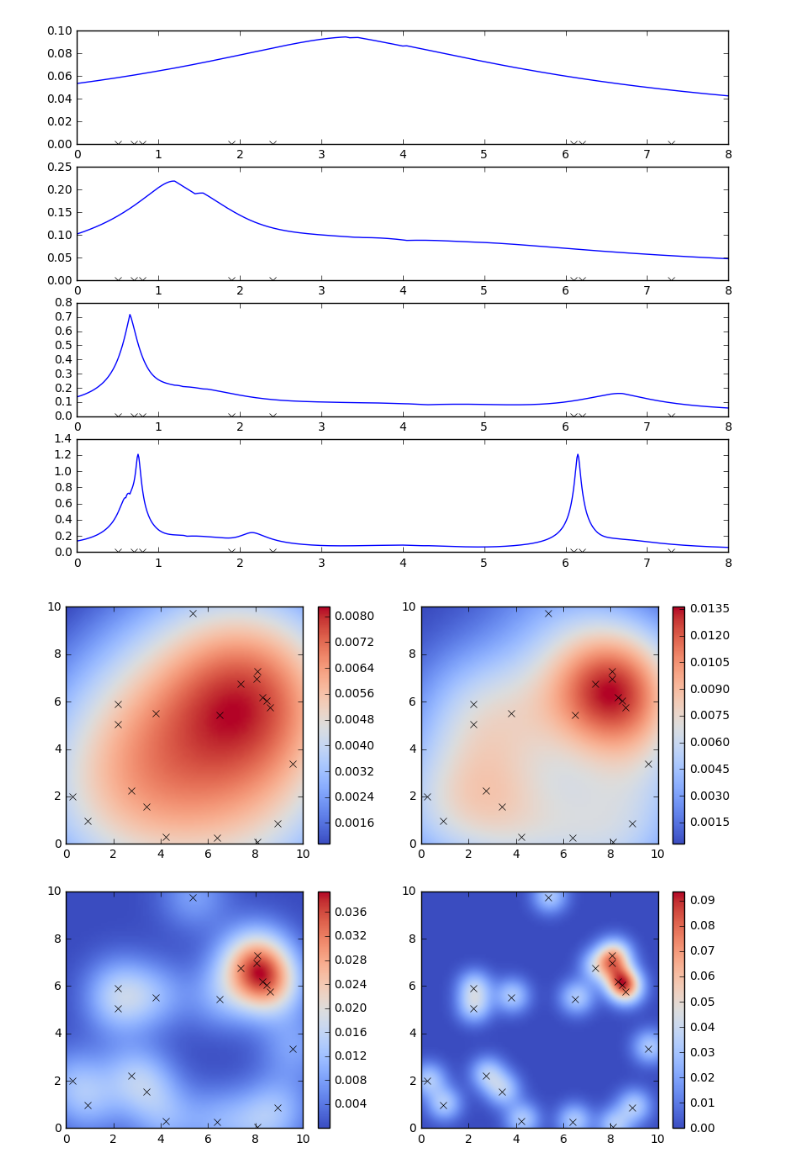
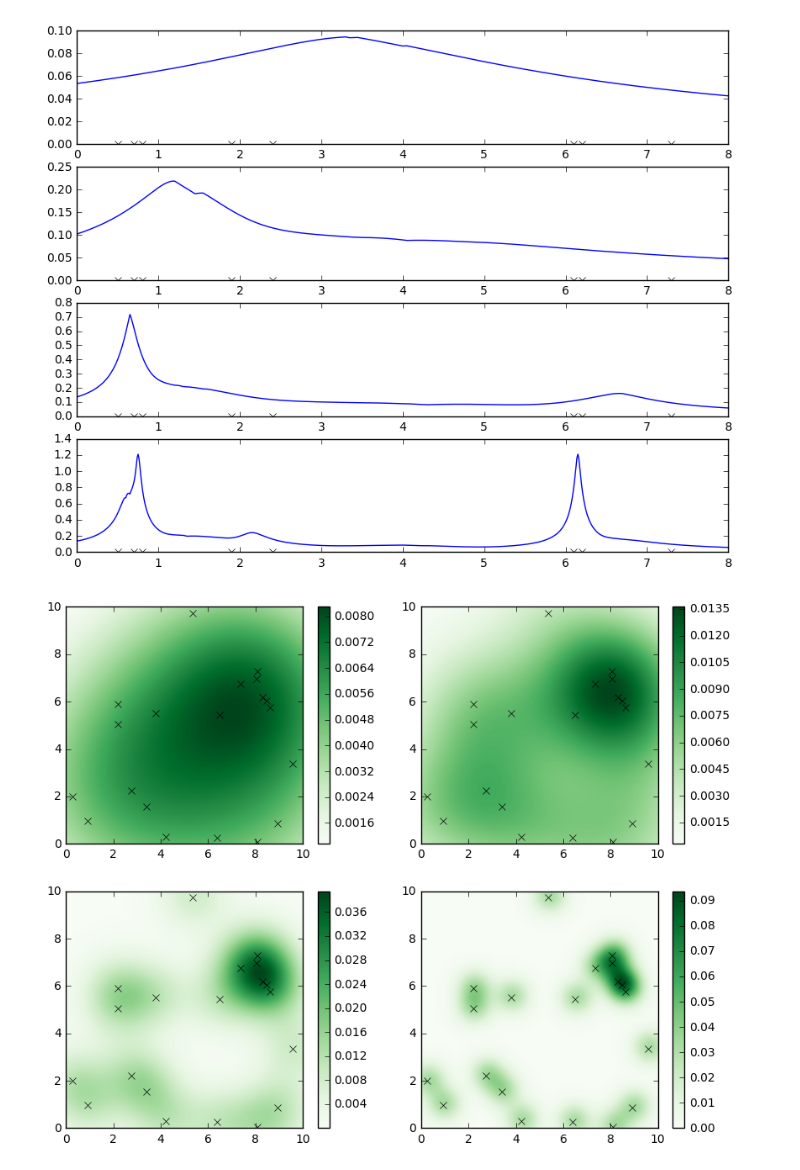
Before and after one commit to pfaion/NonparametricMethods, a Jupyter notebook: explore.ipynb, the cells around one changed output. Cells and saved outputs as stored; diff of their text form; code cells hidden in the pictures.

```diff
--- a/explore.ipynb
+++ b/explore.ipynb
@@ -98,21 +98,23 @@ for i, k in enumerate(ks):
 random.seed(42)
 data2D = [(random.uniform(0, 10), random.uniform(0, 10)) for _ in range(20)]
 # %%
-def multivariate_gaussian_kernel(d, u):
+def multivariate_gaussian_kernel(u):
+    d = len(u)
     return ((1/(math.sqrt(2*math.pi)))**d)*math.exp(-sum(t**2 for t in u)/2)
 # %%
-def multivariate_kernel_estimator(x_tup, data, d, h, multi_kernel):
+def multivariate_kernel_estimator(x_tup, data, h, multi_kernel):
+    d = len(data[0])
     N = len(data)
-    return 1.0/(N * h**d) * sum(multi_kernel(d, ((x - dat)/h for x, dat in zip(x_tup, dat_tup))) for dat_tup in data)
+    return 1.0/(N * h**d) * sum(multi_kernel([(x - dat)/h for x, dat in zip(x_tup, dat_tup)]) for dat_tup in data)
 # %%
 hs = [3, 2, 1, 0.5]
 xs = np.arange(0, 10, 0.1)
 ys = np.arange(0, 10, 0.1)
 for i,h in enumerate(hs):
     plt.subplot(2,2,i+1)
-    responses = [[multivariate_kernel_estimator((x, y), data2D, 2, h, multivariate_gaussian_kernel) for x in xs] for y in ys]
-    plt.imshow(responses, extent=(0,10,0,10), cmap=plt.cm.coolwarm, origin='lower')
+    responses = [[multivariate_kernel_estimator((x, y), data2D, h, multivariate_gaussian_kernel) for x in xs] for y in ys]
+    plt.imshow(responses, extent=(0,10,0,10), cmap=plt.cm.Greens, origin='lower')
     plt.plot(*zip(*data2D), 'xk')
     plt.colorbar()
 # %% [output]
-[figure, old version]
+[figure, new version]
```
Also changed, not shown: parts of 5 cells of this notebook.
